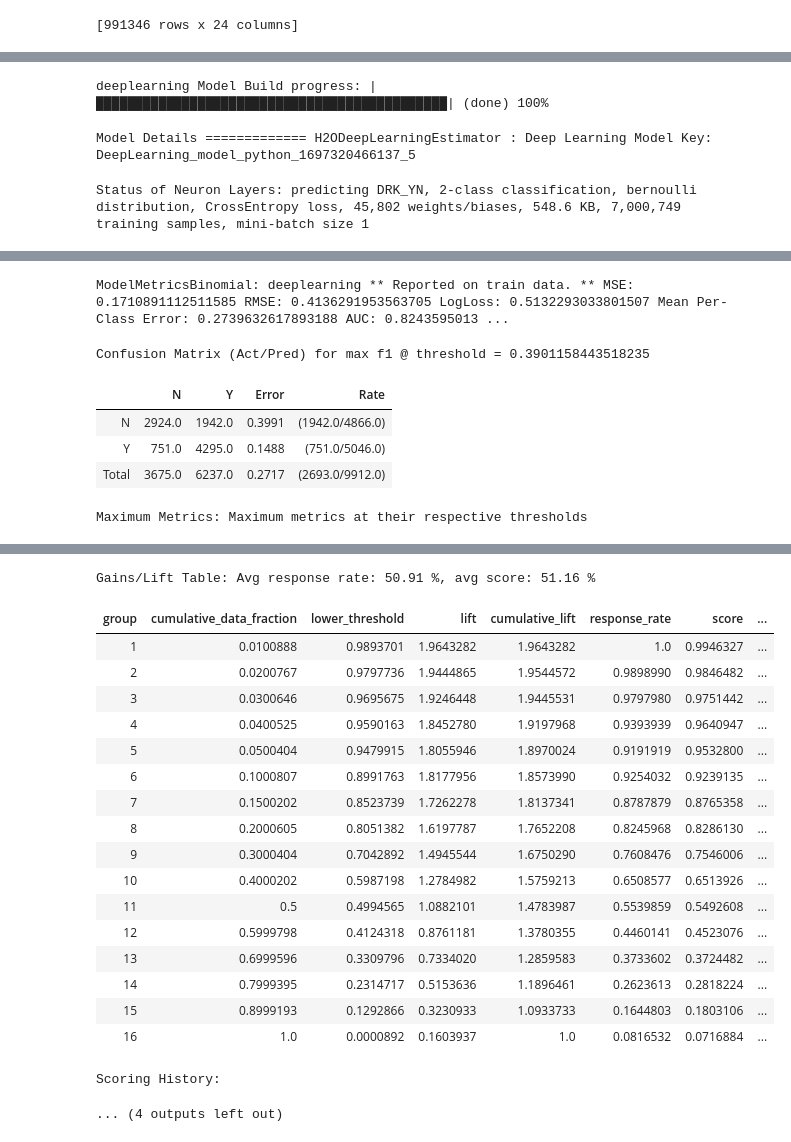
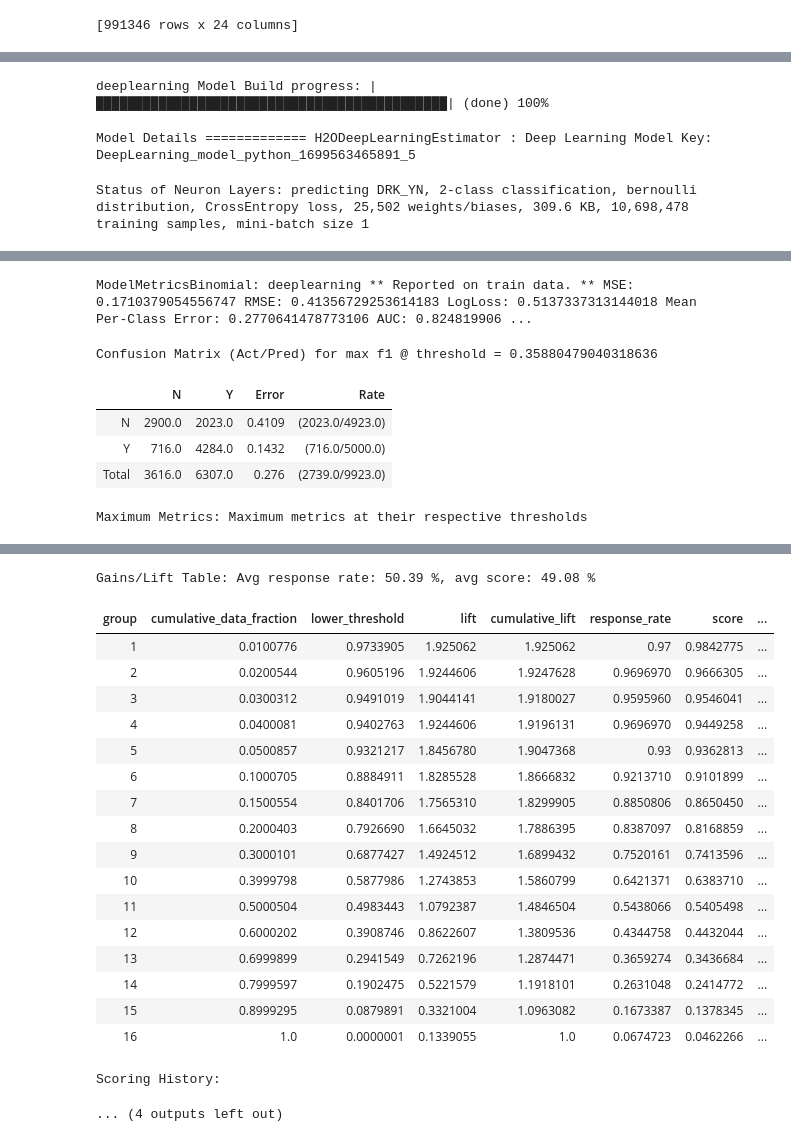
Before and after one commit to kriss024/Python, a Jupyter notebook: H2O Machine Learning Tutorial.ipynb, the cells around one changed output, grey strips where cells are left out. Saved outputs shown, nothing was run; the diff lists cells and outputs as text; code cells hidden in the pictures.

Commit message:
Update H2O Machine Learning Tutorial

```diff
--- a/H2O Machine Learning Tutorial.ipynb
+++ b/H2O Machine Learning Tutorial.ipynb
@@ -74,4 +80,3 @@ display(data)
 # %%
-data['DRK_YN'] = data['DRK_YN'].asfactor()  #encode the binary repsonse as a factor
-data['DRK_YN'].levels()  #optional: after encoding, this shows the two factor levels, '0' and '1'
+display(count_percent(data, 'DRK_YN'))
 # %% [output]
@@ -118,28 +138,7 @@ data[by_col].quantile(prob = prob)
 # %%
-# Stratified split
-by_col = "age"
-agr_value = data[by_col].unique().as_data_frame()
-value_list = agr_value.iloc[:, 0].to_list()
-value_list.sort()
+train, valid = data.split_frame(ratios = [0.7], seed = 1234)
 
-for count, value in enumerate(value_list, start = 1):
-    segment = data[data[by_col] == value]
-    train_segment, valid_segment = segment.split_frame(ratios=[0.7], seed=1)
-    if count == 1:
-        train = train_segment
-        valid = valid_segment
-    else:
-        train = train.rbind(train_segment)
-        valid = valid.rbind(valid_segment)
+display(count_percent(train, 'DRK_YN'))
 
-print(str(train.shape[0]) + " x " + str(train.shape[1]))
-print(str(valid.shape[0]) + " x " + str(valid.shape[1]))
-
-total1 = data.shape[0]
-total2 = train.shape[0] + valid.shape[0]
-
-if total1 == total2:
-    print("The total number of rows is correct")
-else:
-    print("The total number of rows is incorrect")
+display(count_percent(valid, 'DRK_YN'))
 # %% [output]
@@ -240,11 +244,11 @@ Y           21525  127142
 from h2o.estimators import H2ODeepLearningEstimator
 # %%
 # Initialize and train the DL estimator:
-dl_model = H2ODeepLearningEstimator(seed=1)
+dl_model = H2ODeepLearningEstimator(hidden = [200, 100], epochs = 20.0, stopping_metric = "auc")
 dl_model.train(x = x, y = y, training_frame = train)
 # %% [output]
 deeplearning Model Build progress: |█████████████████████████████████████████████| (done) 100%
-Model Details ============= H2ODeepLearningEstimator : Deep Learning Model Key: DeepLearning_model_python_1697320466137_5
+Model Details ============= H2ODeepLearningEstimator : Deep Learning Model Key: DeepLearning_model_python_1699563465891_5
-Status of Neuron Layers: predicting DRK_YN, 2-class classification, bernoulli distribution, CrossEntropy loss, 45,802 weights/biases, 548.6 KB, 7,000,749 training samples, mini-batch size 1
+Status of Neuron Layers: predicting DRK_YN, 2-class classification, bernoulli distribution, CrossEntropy loss, 25,502 weights/biases, 309.6 KB, 10,698,478 training samples, mini-batch size 1
 |  | layer | units | type | dropout | l1 | l2 | mean_rate | rate_rms | momentum | mean_weight | ... |
 |  | 1 | 25 | Input | 0.0 |  |  |  |  |  |  | ... |
@@ -254,8 +258,8 @@ Status of Neuron Layers: predicting DRK_YN, 2-class classification, bernoulli di
-ModelMetricsBinomial: deeplearning ** Reported on train data. ** MSE: 0.1710891112511585 RMSE: 0.4136291953563705 LogLoss: 0.5132293033801507 Mean Per-Class Error: 0.2739632617893188 AUC: 0.8243595013 ...
+ModelMetricsBinomial: deeplearning ** Reported on train data. ** MSE: 0.1710379054556747 RMSE: 0.41356729253614183 LogLoss: 0.5137337313144018 Mean Per-Class Error: 0.2770641478773106 AUC: 0.824819906 ...
-Confusion Matrix (Act/Pred) for max f1 @ threshold = 0.3901158443518235
+Confusion Matrix (Act/Pred) for max f1 @ threshold = 0.35880479040318636
 |  | N | Y | Error | Rate |
-| N | 2924.0 | 1942.0 | 0.3991 | (1942.0/4866.0) |
-| Y | 751.0 | 4295.0 | 0.1488 | (751.0/5046.0) |
-| Total | 3675.0 | 6237.0 | 0.2717 | (2693.0/9912.0) |
+| N | 2900.0 | 2023.0 | 0.4109 | (2023.0/4923.0) |
+| Y | 716.0 | 4284.0 | 0.1432 | (716.0/5000.0) |
+| Total | 3616.0 | 6307.0 | 0.276 | (2739.0/9923.0) |
 Maximum Metrics: Maximum metrics at their respective thresholds
 | metric | threshold | value | idx |
@@ -278,21 +282,21 @@ Maximum Metrics: Maximum metrics at their respective thresholds
-Gains/Lift Table: Avg response rate: 50.91 %, avg score: 51.16 %
+Gains/Lift Table: Avg response rate: 50.39 %, avg score: 49.08 %
 | group | cumulative_data_fraction | lower_threshold | lift | cumulative_lift | response_rate | score | ... |
-| 1 | 0.0100888 | 0.9893701 | 1.9643282 | 1.9643282 | 1.0 | 0.9946327 | ... |
-| 2 | 0.0200767 | 0.9797736 | 1.9444865 | 1.9544572 | 0.9898990 | 0.9846482 | ... |
-| 3 | 0.0300646 | 0.9695675 | 1.9246448 | 1.9445531 | 0.9797980 | 0.9751442 | ... |
-| 4 | 0.0400525 | 0.9590163 | 1.8452780 | 1.9197968 | 0.9393939 | 0.9640947 | ... |
-| 5 | 0.0500404 | 0.9479915 | 1.8055946 | 1.8970024 | 0.9191919 | 0.9532800 | ... |
-| 6 | 0.1000807 | 0.8991763 | 1.8177956 | 1.8573990 | 0.9254032 | 0.9239135 | ... |
-| 7 | 0.1500202 | 0.8523739 | 1.7262278 | 1.8137341 | 0.8787879 | 0.8765358 | ... |
-| 8 | 0.2000605 | 0.8051382 | 1.6197787 | 1.7652208 | 0.8245968 | 0.8286130 | ... |
-| 9 | 0.3000404 | 0.7042892 | 1.4945544 | 1.6750290 | 0.7608476 | 0.7546006 | ... |
-| 10 | 0.4000202 | 0.5987198 | 1.2784982 | 1.5759213 | 0.6508577 | 0.6513926 | ... |
-| 11 | 0.5 | 0.4994565 | 1.0882101 | 1.4783987 | 0.5539859 | 0.5492608 | ... |
-| 12 | 0.5999798 | 0.4124318 | 0.8761181 | 1.3780355 | 0.4460141 | 0.4523076 | ... |
-| 13 | 0.6999596 | 0.3309796 | 0.7334020 | 1.2859583 | 0.3733602 | 0.3724482 | ... |
-| 14 | 0.7999395 | 0.2314717 | 0.5153636 | 1.1896461 | 0.2623613 | 0.2818224 | ... |
-| 15 | 0.8999193 | 0.1292866 | 0.3230933 | 1.0933733 | 0.1644803 | 0.1803106 | ... |
-| 16 | 1.0 | 0.0000892 | 0.1603937 | 1.0 | 0.0816532 | 0.0716884 | ... |
+| 1 | 0.0100776 | 0.9733905 | 1.925062 | 1.925062 | 0.97 | 0.9842775 | ... |
+| 2 | 0.0200544 | 0.9605196 | 1.9244606 | 1.9247628 | 0.9696970 | 0.9666305 | ... |
+| 3 | 0.0300312 | 0.9491019 | 1.9044141 | 1.9180027 | 0.9595960 | 0.9546041 | ... |
+| 4 | 0.0400081 | 0.9402763 | 1.9244606 | 1.9196131 | 0.9696970 | 0.9449258 | ... |
+| 5 | 0.0500857 | 0.9321217 | 1.8456780 | 1.9047368 | 0.93 | 0.9362813 | ... |
+| 6 | 0.1000705 | 0.8884911 | 1.8285528 | 1.8666832 | 0.9213710 | 0.9101899 | ... |
+| 7 | 0.1500554 | 0.8401706 | 1.7565310 | 1.8299905 | 0.8850806 | 0.8650450 | ... |
+| 8 | 0.2000403 | 0.7926690 | 1.6645032 | 1.7886395 | 0.8387097 | 0.8168859 | ... |
+| 9 | 0.3000101 | 0.6877427 | 1.4924512 | 1.6899432 | 0.7520161 | 0.7413596 | ... |
+| 10 | 0.3999798 | 0.5877986 | 1.2743853 | 1.5860799 | 0.6421371 | 0.6383710 | ... |
+| 11 | 0.5000504 | 0.4983443 | 1.0792387 | 1.4846504 | 0.5438066 | 0.5405498 | ... |
+| 12 | 0.6000202 | 0.3908746 | 0.8622607 | 1.3809536 | 0.4344758 | 0.4432044 | ... |
+| 13 | 0.6999899 | 0.2941549 | 0.7262196 | 1.2874471 | 0.3659274 | 0.3436684 | ... |
+| 14 | 0.7999597 | 0.1902475 | 0.5221579 | 1.1918101 | 0.2631048 | 0.2414772 | ... |
+| 15 | 0.8999295 | 0.0879891 | 0.3321004 | 1.0963082 | 0.1673387 | 0.1378345 | ... |
+| 16 | 1.0 | 0.0000001 | 0.1339055 | 1.0 | 0.0674723 | 0.0462266 | ... |
 Scoring History:
 ... (4 outputs left out)
 # %%
```
Also changed, not shown: parts of 22 cells of this notebook.
